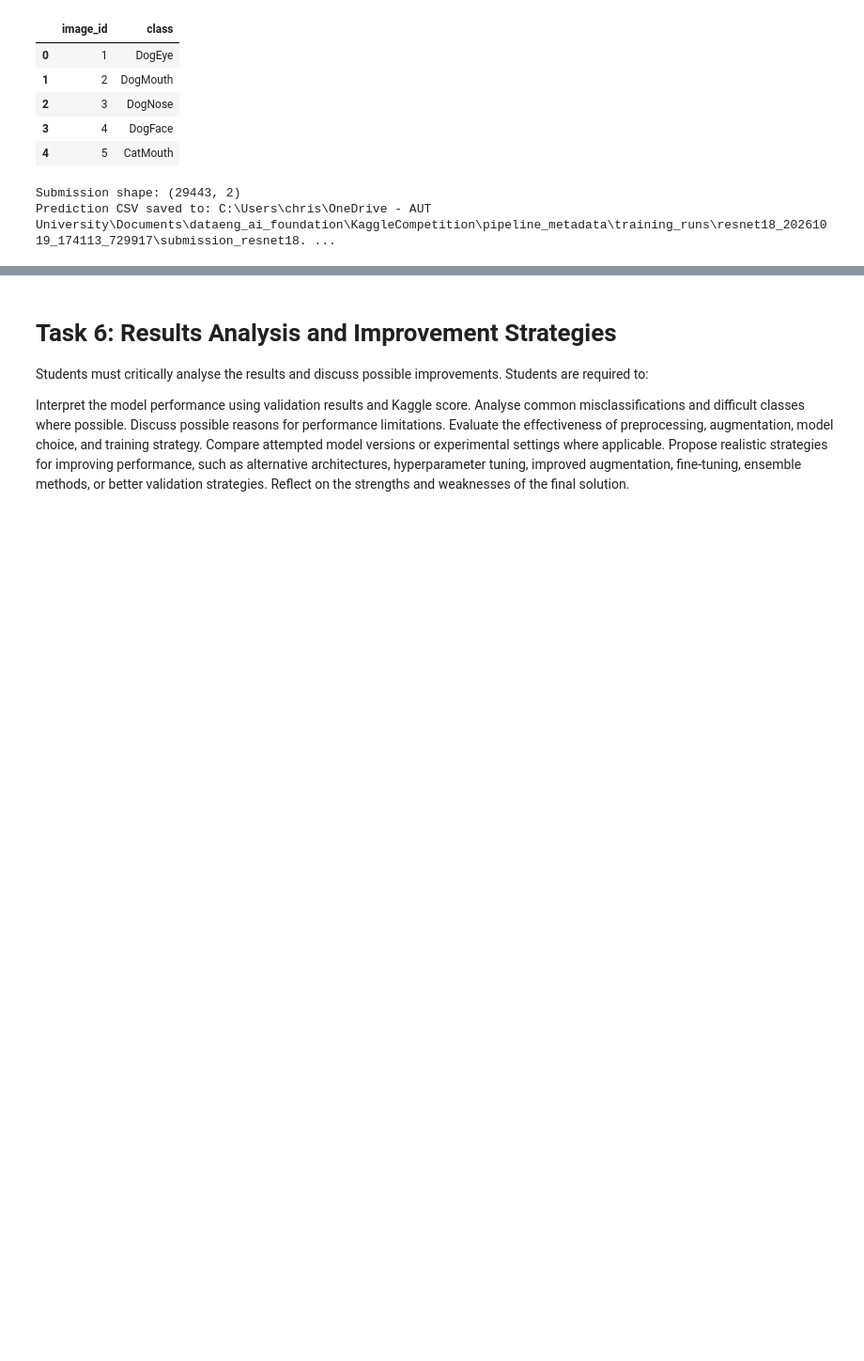
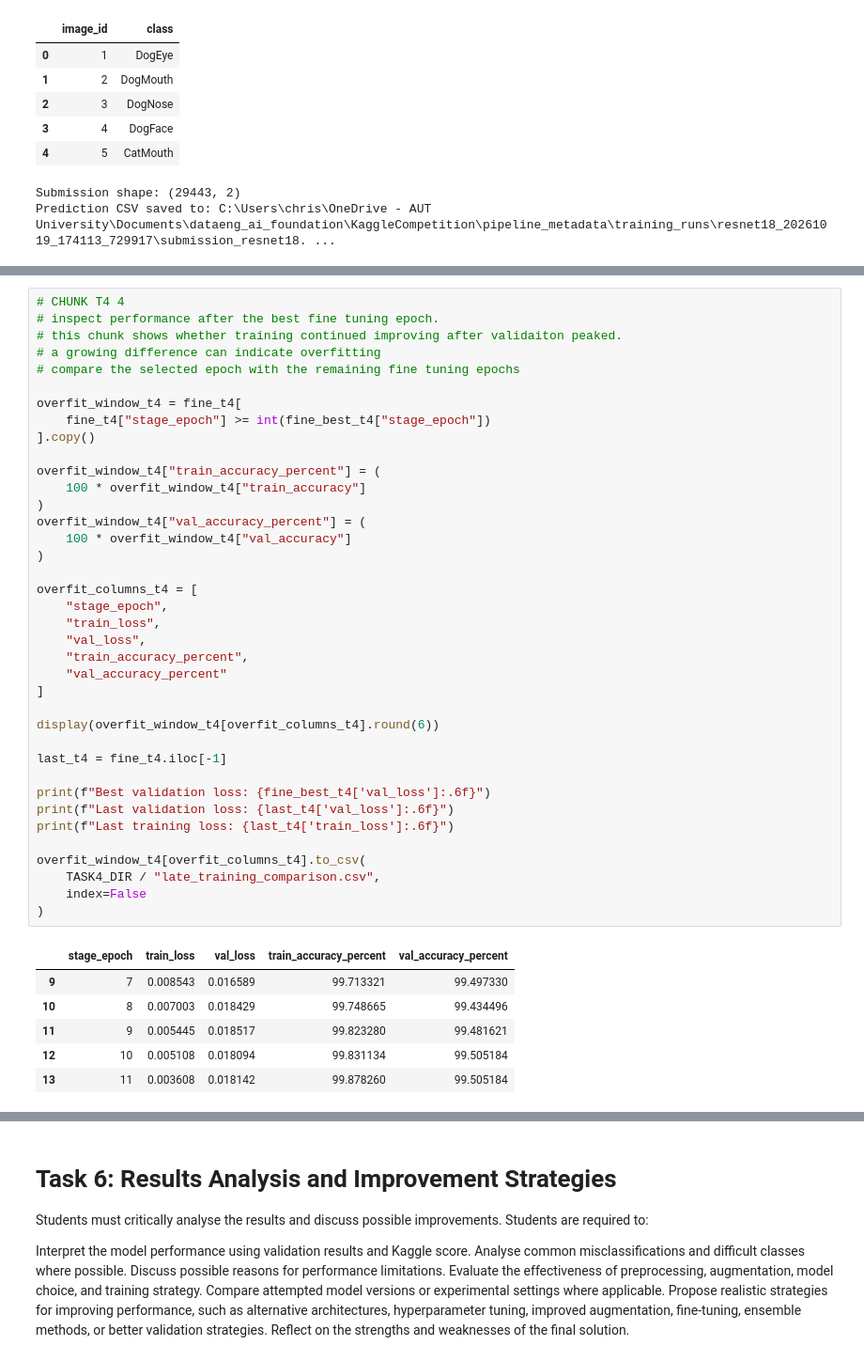
Before and after one commit to ChrisJHM6446/ENGE707_KaggleCompetition, a Jupyter notebook: KaggleComp_Main/Main.ipynb, the cells around one changed output, grey strips where cells are left out. Shown at 94% size. Drawn from its saved outputs; the diff is of its cells as text; blank space fills up the shorter version.

```diff
--- a/KaggleComp_Main/Main.ipynb
+++ b/KaggleComp_Main/Main.ipynb
@@ -2600,0 +2861,45 @@ Justify any changes made to the model or training strategy
+# %%
+# CHUNK T4 4
+# inspect performance after the best fine tuning epoch.
+# this chunk shows whether training continued improving after validaiton peaked.
+# a growing difference can indicate overfitting
+# compare the selected epoch with the remaining fine tuning epochs
+
+overfit_window_t4 = fine_t4[
+    fine_t4["stage_epoch"] >= int(fine_best_t4["stage_epoch"])
+].copy()
+
+overfit_window_t4["train_accuracy_percent"] = (
+    100 * overfit_window_t4["train_accuracy"]
+)
+overfit_window_t4["val_accuracy_percent"] = (
+    100 * overfit_window_t4["val_accuracy"]
+)
+
+overfit_columns_t4 = [
+    "stage_epoch",
+    "train_loss",
+    "val_loss",
+    "train_accuracy_percent",
+    "val_accuracy_percent"
+]
+
+display(overfit_window_t4[overfit_columns_t4].round(6))
+
+last_t4 = fine_t4.iloc[-1]
+
+print(f"Best validation loss: {fine_best_t4['val_loss']:.6f}")
+print(f"Last validation loss: {last_t4['val_loss']:.6f}")
+print(f"Last training loss: {last_t4['train_loss']:.6f}")
+
+overfit_window_t4[overfit_columns_t4].to_csv(
+    TASK4_DIR / "late_training_comparison.csv",
+    index=False
+)
+# %% [output]
+|  | stage_epoch | train_loss | val_loss | train_accuracy_percent | val_accuracy_percent |
+| 9 | 7 | 0.008543 | 0.016589 | 99.713321 | 99.497330 |
+| 10 | 8 | 0.007003 | 0.018429 | 99.748665 | 99.434496 |
+| 11 | 9 | 0.005445 | 0.018517 | 99.823280 | 99.481621 |
+| 12 | 10 | 0.005108 | 0.018094 | 99.831134 | 99.505184 |
+| 13 | 11 | 0.003608 | 0.018142 | 99.878260 | 99.505184 |
```
Also changed, not shown: parts of 21 cells of this notebook, 4 other files.
